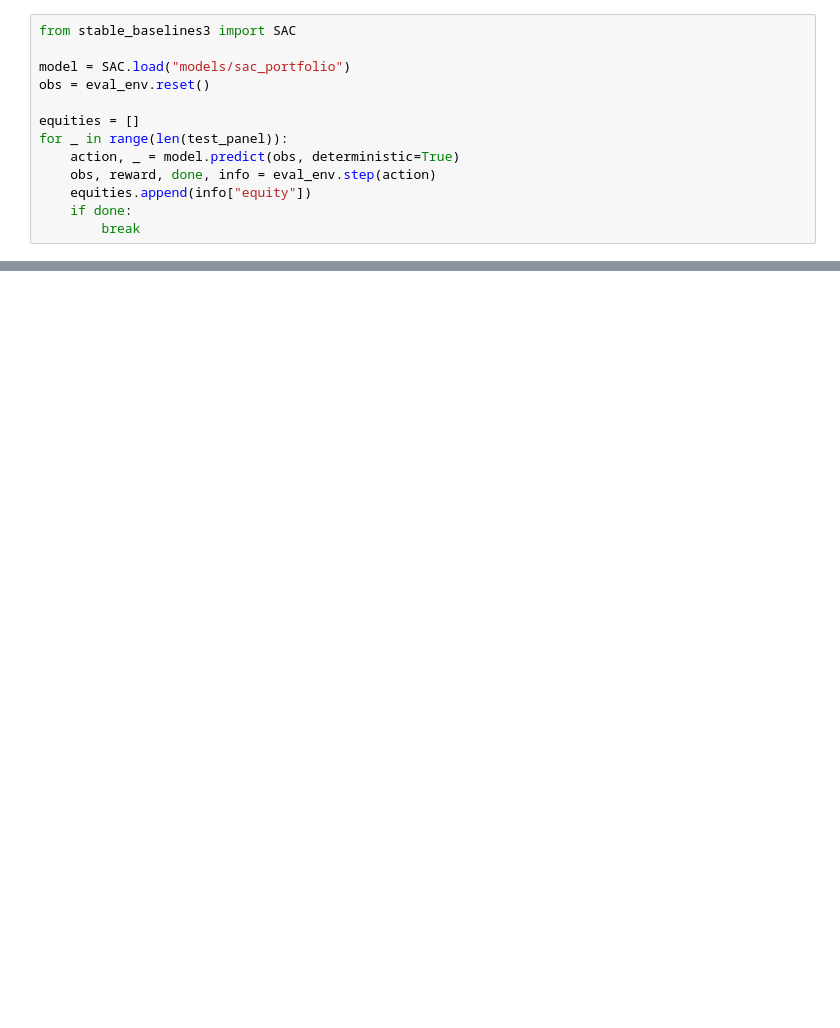
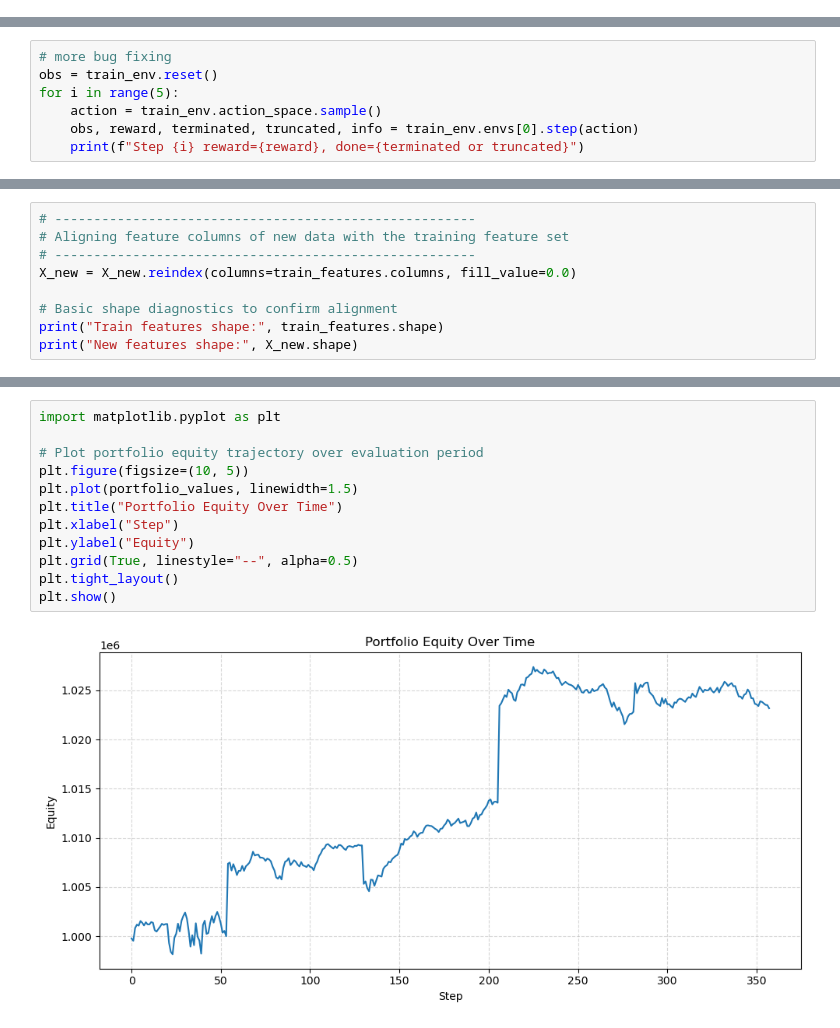
Before and after one commit to mithit24/drl-portfolio-allocation, a Jupyter notebook: SAC_training.ipynb, the cells around one changed output, grey strips where cells are left out. Cells and saved outputs as stored; diff of their text form; blank space fills up the shorter version.

Commit message:
Final Model run alongside cleaning both notebooks. Equity and sharpe analysis is conducted to check final results.

```diff
--- a/SAC_training.ipynb
+++ b/SAC_training.ipynb
@@ -220,13 +0,0 @@ NameError: name 'eval_envs' is not defined
-# %%
-from stable_baselines3 import SAC
-
-model = SAC.load("models/sac_portfolio")
-obs = eval_env.reset()
-
-equities = []
-for _ in range(len(test_panel)):
-    action, _ = model.predict(obs, deterministic=True)
-    obs, reward, done, info = eval_env.step(action)
-    equities.append(info["equity"])
-    if done:
-        break
@@ -234,0 +107,7 @@ TypeError: list indices must be integers or slices, not str
+# %%
+# more bug fixing
+obs = train_env.reset()
+for i in range(5):
+    action = train_env.action_space.sample()
+    obs, reward, terminated, truncated, info = train_env.envs[0].step(action)
+    print(f"Step {i} reward={reward}, done={terminated or truncated}")
@@ -234,0 +202,9 @@ TypeError: list indices must be integers or slices, not str
+# %%
+# ------------------------------------------------------
+# Aligning feature columns of new data with the training feature set
+# ------------------------------------------------------
+X_new = X_new.reindex(columns=train_features.columns, fill_value=0.0)
+
+# Basic shape diagnostics to confirm alignment
+print("Train features shape:", train_features.shape)
+print("New features shape:", X_new.shape)
@@ -234,0 +346,14 @@ TypeError: list indices must be integers or slices, not str
+# %%
+import matplotlib.pyplot as plt
+
+# Plot portfolio equity trajectory over evaluation period
+plt.figure(figsize=(10, 5))
+plt.plot(portfolio_values, linewidth=1.5)
+plt.title("Portfolio Equity Over Time")
+plt.xlabel("Step")
+plt.ylabel("Equity")
+plt.grid(True, linestyle="--", alpha=0.5)
+plt.tight_layout()
+plt.show()
+# %% [output]
+[figure, added]
```
Also changed, not shown: parts of 24 cells of this notebook, 8 other files.
